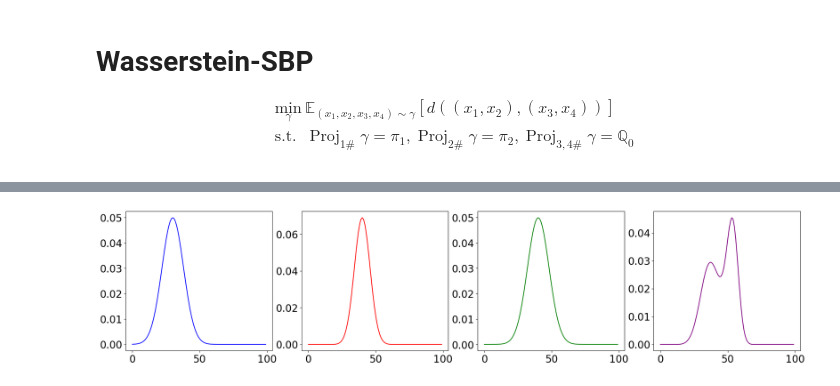
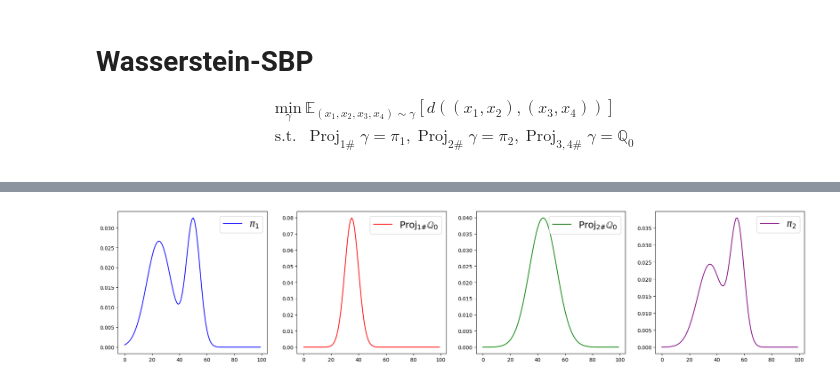
Before and after one commit to JavaZeroo/WassersteinSBP, a Jupyter notebook: SolvingSubProblem_byIPOT.ipynb, the cells around one changed output, grey strips where cells are left out. Cells and saved outputs as stored; diff of their text form; code cells hidden in the pictures.

```diff
--- a/SolvingSubProblem_byIPOT.ipynb
+++ b/SolvingSubProblem_byIPOT.ipynb
@@ -113,27 +114,28 @@ $$
 $$
 # %%
 
-pi_1 = ot.datasets.get_1D_gauss(n,30,8)#0.55 * ot.datasets.get_1D_gauss(n,20,8) + 0.45 * ot.datasets.get_1D_gauss(n,70,9)
+# pi_1 = ot.datasets.get_1D_gauss(n,30,8)#0.55 * ot.datasets.get_1D_gauss(n,20,8) + 0.45 * ot.datasets.get_1D_gauss(n,70,9)
+pi_1 = 0.6 * ot.datasets.get_1D_gauss(n,25,9) + 0.4 * ot.datasets.get_1D_gauss(n,50,5)
 pi_2 = 0.55 * ot.datasets.get_1D_gauss(n,35,9) + 0.45 * ot.datasets.get_1D_gauss(n,55,5)
 
-Q_01 = ot.datasets.get_1D_gauss(n,40,8)
-Q_02 = ot.datasets.get_1D_gauss(n,40,8)
+Q_01 = ot.datasets.get_1D_gauss(n,35,5)
+Q_02 = ot.datasets.get_1D_gauss(n,44,10)
 
 # Q_0 is the joint distribution of Q_01 and Q_02
 Q_0 = np.outer(Q_01, Q_02)
 
-fig, axs = plt.subplots(2, 2, figsize=(5, 4))
+fig, axs = plt.subplots(2, 2, figsize=(7, 5))
 axs[0][0].plot(x, pi_1, 'o-', color='blue', label='$\pi_1$')
 axs[0][1].plot(x, pi_2, 'o-', color='red', label='$\pi_2$')
 axs[0][0].legend(fontsize=5)
 axs[0][1].legend(fontsize=5)
-fig.tight_layout()
+# fig.tight_layout()
 
 axs[1][0].plot(x, Q_01, 'o-', color='green', label='$Q_{01}$')
 axs[1][1].plot(x, Q_02, 'o-', color='purple', label='$Q_{02}$')
 axs[1][0].legend(fontsize=5)
 axs[1][1].legend(fontsize=5)
-fig.tight_layout()
+# fig.tight_layout()
 
 plt.show()
 # %% [output]
@@ -161,16 +223,15 @@ print(gamma_b.sum(),loss[-1])
 # %%
 
 fig,axs = plt.subplots(1,4,figsize = (24,5))
 axs[0].plot(x, pi_1, '-', color='blue', label='$\pi_1$')
-cal_Q_01 = np.dot(pi_1, gamma_a)
-cal_Q_01 = cal_Q_01 / cal_Q_01.sum()
-axs[1].plot(x, cal_Q_01, '-', color='red', label='$Q_{01}$')
-cal_Q_02 = np.dot(cal_Q_01,Q_0)
-cal_Q_02 = cal_Q_02 / cal_Q_02.sum()
-axs[2].plot(x, cal_Q_02, '-', color='green', label='$Q_{02}$')
-cal_pi_2 = np.dot(cal_Q_02,gamma_b)
-cal_pi_2 = cal_pi_2 / cal_pi_2.sum()
-axs[3].plot(x, cal_pi_2, '-', color='purple', label='$\pi_2$')
+axs[1].plot(x, Q_01, '-', color='red', label=r'$\text{Proj}_{1\#}\mathbb{Q}_{0}$')
+axs[2].plot(x, Q_02, '-', color='green', label=r'$\text{Proj}_{2\#}\mathbb{Q}_{0}$')
+axs[3].plot(x, pi_2, '-', color='purple', label='$\pi_2$')
+axs[0].legend(fontsize=18)
+axs[1].legend(fontsize=18)
+axs[2].legend(fontsize=18)
+axs[3].legend(fontsize=18)
 fig.show()
+fig.savefig('output/separable_case_target.pdf')
 # %% [output]
-[figure, old version]
+[figure, new version]
```
Also changed, not shown: parts of 13 cells of this notebook, 3 other files.
